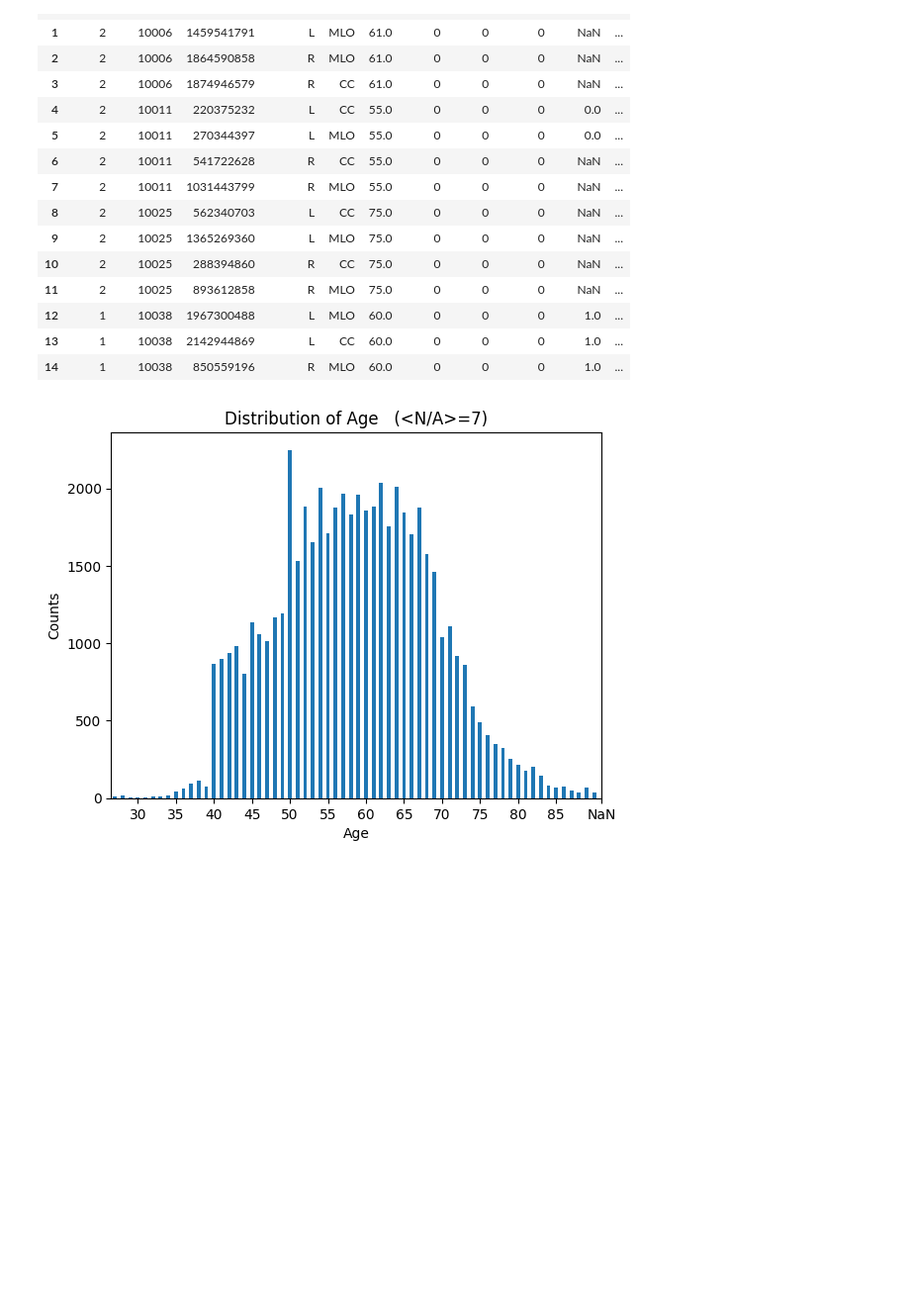
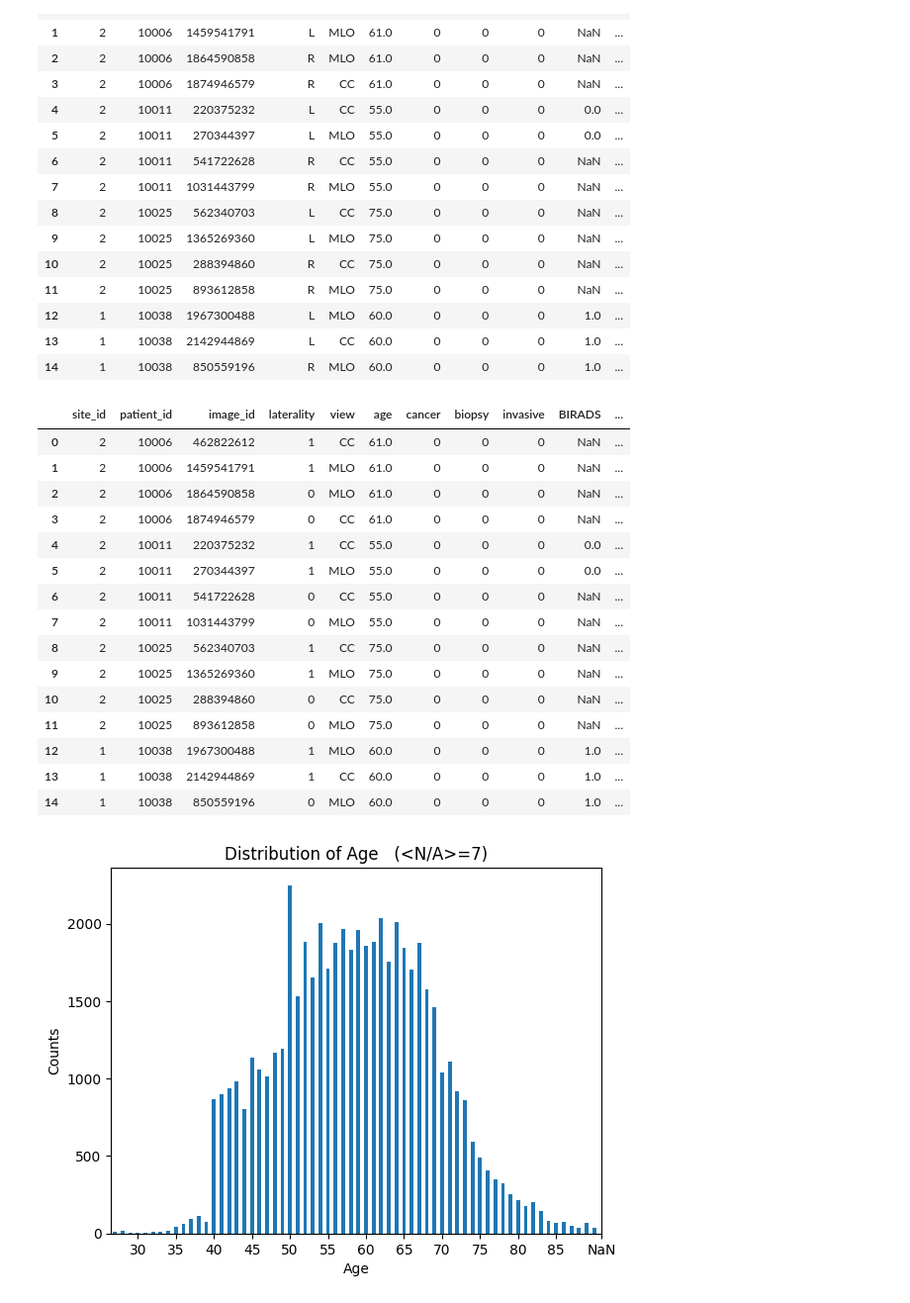
Before and after one commit to 5020hunter/RSNA-Breast-Cancer, a Jupyter notebook: prelim_analysis.ipynb, the cells around one changed output. Shown: that part at 99% size. Drawn from its saved outputs; the diff is of its cells as text; code cells hidden in the pictures; blank space fills up the shorter version.

```diff
--- a/prelim_analysis.ipynb
+++ b/prelim_analysis.ipynb
@@ -37,3 +54,22 @@ with open('data_description.txt', 'w') as f:
+# %%
+train.head(15)
+# %% [output]
+|  | site_id | patient_id | image_id | laterality | view | age | cancer | biopsy | invasive | BIRADS | ... |
+| 0 | 2 | 10006 | 462822612 | 1 | CC | 61.0 | 0 | 0 | 0 | NaN | ... |
+| 1 | 2 | 10006 | 1459541791 | 1 | MLO | 61.0 | 0 | 0 | 0 | NaN | ... |
+| 2 | 2 | 10006 | 1864590858 | 0 | MLO | 61.0 | 0 | 0 | 0 | NaN | ... |
+| 3 | 2 | 10006 | 1874946579 | 0 | CC | 61.0 | 0 | 0 | 0 | NaN | ... |
+| 4 | 2 | 10011 | 220375232 | 1 | CC | 55.0 | 0 | 0 | 0 | 0.0 | ... |
+| 5 | 2 | 10011 | 270344397 | 1 | MLO | 55.0 | 0 | 0 | 0 | 0.0 | ... |
+| 6 | 2 | 10011 | 541722628 | 0 | CC | 55.0 | 0 | 0 | 0 | NaN | ... |
+| 7 | 2 | 10011 | 1031443799 | 0 | MLO | 55.0 | 0 | 0 | 0 | NaN | ... |
+| 8 | 2 | 10025 | 562340703 | 1 | CC | 75.0 | 0 | 0 | 0 | NaN | ... |
+| 9 | 2 | 10025 | 1365269360 | 1 | MLO | 75.0 | 0 | 0 | 0 | NaN | ... |
+| 10 | 2 | 10025 | 288394860 | 0 | CC | 75.0 | 0 | 0 | 0 | NaN | ... |
+| 11 | 2 | 10025 | 893612858 | 0 | MLO | 75.0 | 0 | 0 | 0 | NaN | ... |
+| 12 | 1 | 10038 | 1967300488 | 1 | MLO | 60.0 | 0 | 0 | 0 | 1.0 | ... |
+| 13 | 1 | 10038 | 2142944869 | 1 | CC | 60.0 | 0 | 0 | 0 | 1.0 | ... |
+| 14 | 1 | 10038 | 850559196 | 0 | MLO | 60.0 | 0 | 0 | 0 | 1.0 | ... |
 # %%
 na_s = train.loc[:,'age'].value_counts(sort=False, dropna = False).values[-1]
 ax = train.loc[:,'age'][::].sort_values().value_counts(sort=False,dropna=False).plot(kind='bar',
```
Also changed, not shown: parts of 6 cells of this notebook, 1 other file.
